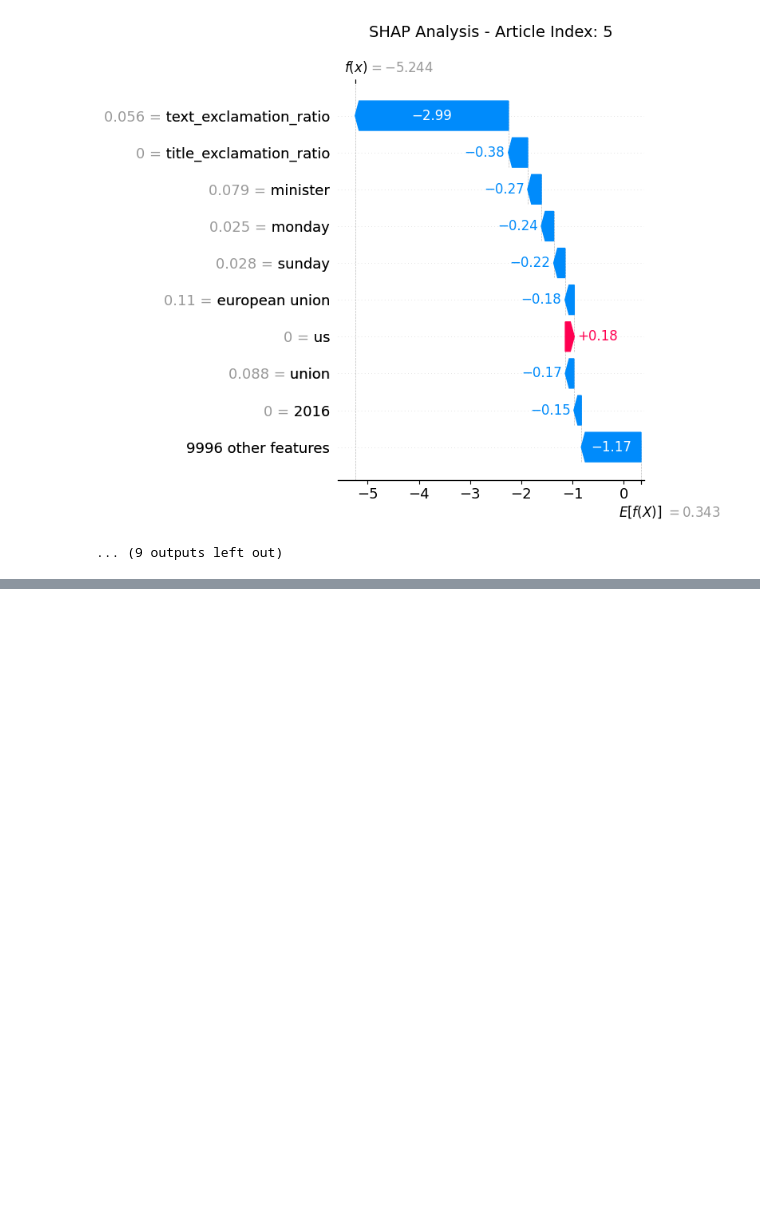
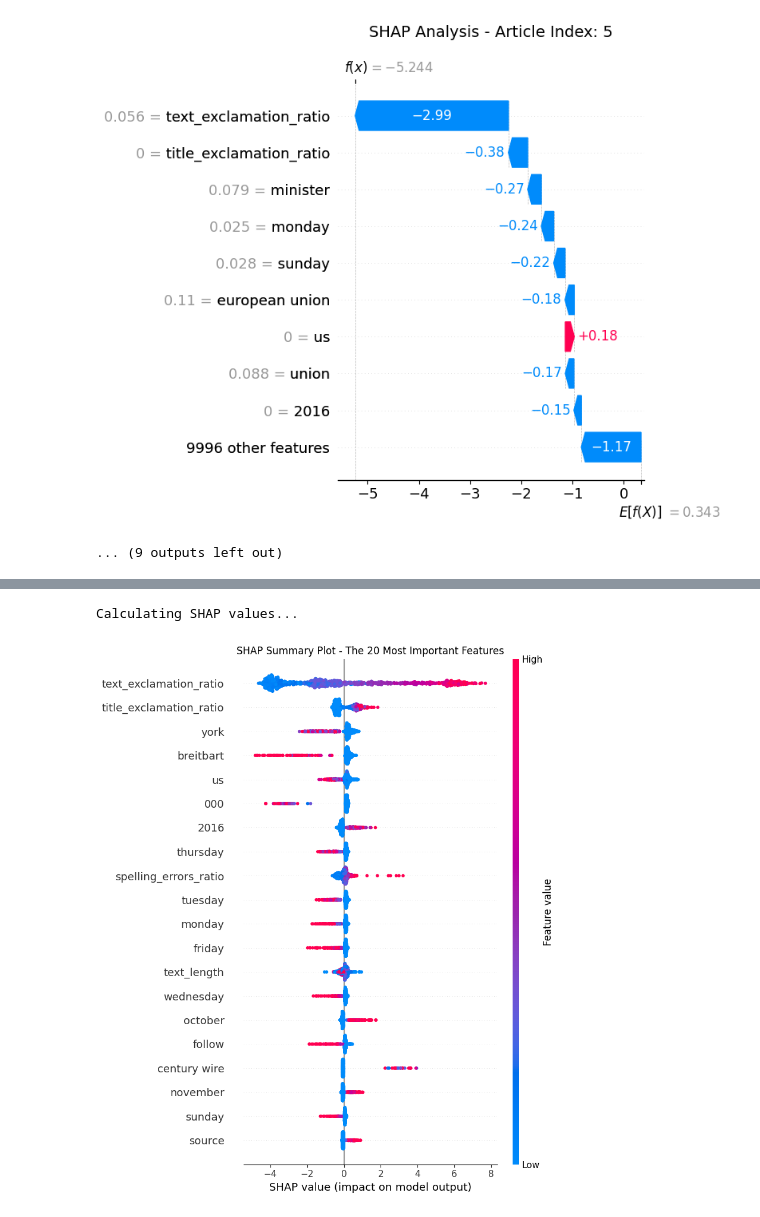
Before and after one commit to jackomazi/data-mining-and-machine-learning-project, a Jupyter notebook: fake_news_analysis_final.ipynb, the cells around one changed output, grey strips where cells are left out. Cells and saved outputs as stored; diff of their text form; code cells hidden in the pictures; blank space fills up the shorter version.

```diff
--- a/fake_news_analysis_final.ipynb
+++ b/fake_news_analysis_final.ipynb
@@ -539,0 +666,30 @@ Generating Waterfall Plots for the first 10 articles...
+# %%
+# Initialize JavaScript for interactive plots (if using Jupyter/Colab)
+shap.initjs()
+
+# Take a sample from the Test Set (e.g., the first 1000 rows) to avoid crashing the PC
+X_test_sample = X_test_final.tocsr()[:1000].toarray() # Convert the sparse matrix to dense for SHAP
+
+# Initialize the SHAP Explainer by passing our trained LightGBM model
+print("Calculating SHAP values...")
+explainer = shap.TreeExplainer(final_tuned_model)
+shap_values = explainer.shap_values(X_test_sample)
+
+# Note: For LightGBM, shap_values is a list with two arrays (one for each class).
+# We will use the one for the positive class (index 1) for our summary plot.
+if isinstance(shap_values, list):
+    shap_values_to_plot = shap_values[1]
+else:
+    shap_values_to_plot = shap_values
+
+
+# Summary Plot with the top 20 most important features
+plt.figure(figsize=(10, 6))
+plt.title("SHAP Summary Plot - The 20 Most Important Features")
+shap.summary_plot(
+    shap_values_to_plot,
+    X_test_sample,
+    feature_names=all_feature_names,
+    max_display=20 # Top 20 features
+)
+# %% [output]
@@ -539,0 +697,2 @@ Generating Waterfall Plots for the first 10 articles...
+Calculating SHAP values...
+[figure, added]
```
Also changed, not shown: parts of 15 cells of this notebook, 11 other files.
